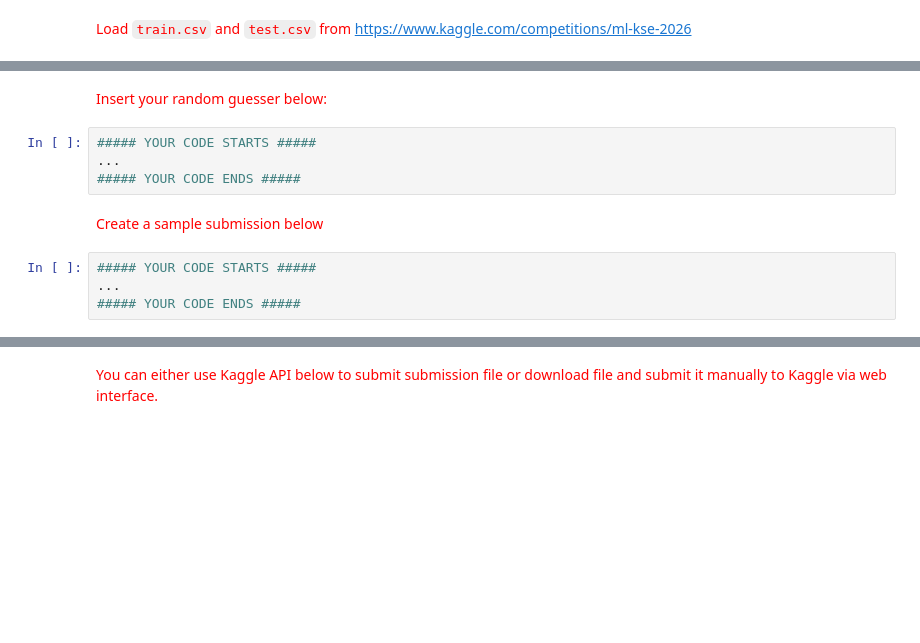
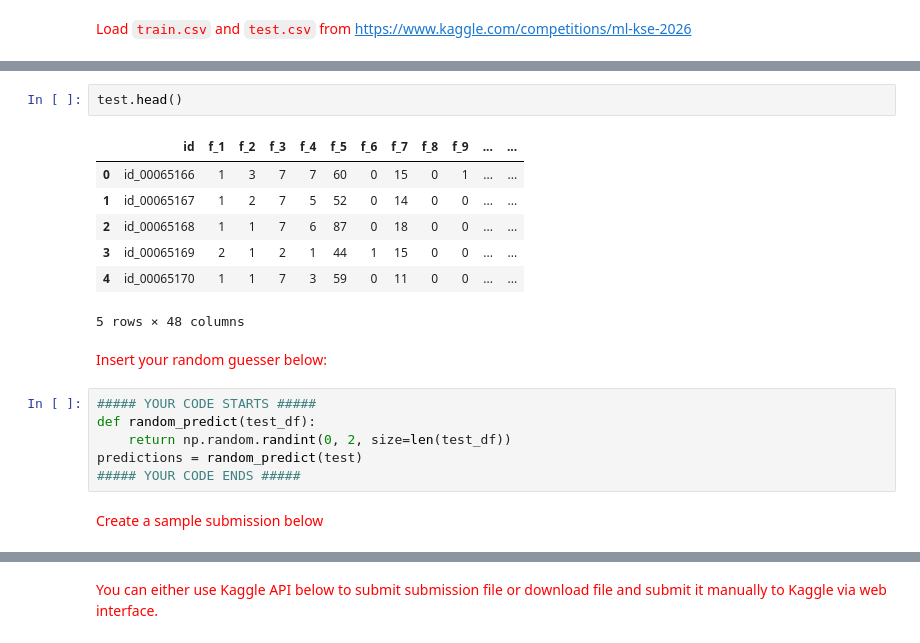
Before and after one commit to zakhar-guzii/ML_HW5, a Jupyter notebook: 5_Ensemblelearning_HW.ipynb, the cells around one changed output, grey strips where cells are left out. Saved outputs shown, nothing was run; the diff lists cells and outputs as text; blank space fills up the shorter version.

```diff
--- a/5_Ensemblelearning_HW.ipynb
+++ b/5_Ensemblelearning_HW.ipynb
@@ -409,12 +450,20 @@ files.upload();
+# %%
+test.head()
+# %% [output]
+|  | id | f_1 | f_2 | f_3 | f_4 | f_5 | f_6 | f_7 | f_8 | f_9 | ... | ... |
+| 0 | id_00065166 | 1 | 3 | 7 | 7 | 60 | 0 | 15 | 0 | 1 | ... | ... |
+| 1 | id_00065167 | 1 | 2 | 7 | 5 | 52 | 0 | 14 | 0 | 0 | ... | ... |
+| 2 | id_00065168 | 1 | 1 | 7 | 6 | 87 | 0 | 18 | 0 | 0 | ... | ... |
+| 3 | id_00065169 | 2 | 1 | 2 | 1 | 44 | 1 | 15 | 0 | 0 | ... | ... |
+| 4 | id_00065170 | 1 | 1 | 7 | 3 | 59 | 0 | 11 | 0 | 0 | ... | ... |
+5 rows × 48 columns
 # %% [markdown]
 <font color='red'> Insert your random guesser below:
 # %%
 ##### YOUR CODE STARTS #####
-...
+def random_predict(test_df):
+    return np.random.randint(0, 2, size=len(test_df))
+predictions = random_predict(test)
 ##### YOUR CODE ENDS #####
 # %% [markdown]
 <font color='red'> Create a sample submission below
-# %%
-##### YOUR CODE STARTS #####
-...
-##### YOUR CODE ENDS #####
```
Also changed, not shown: parts of 18 cells of this notebook.
